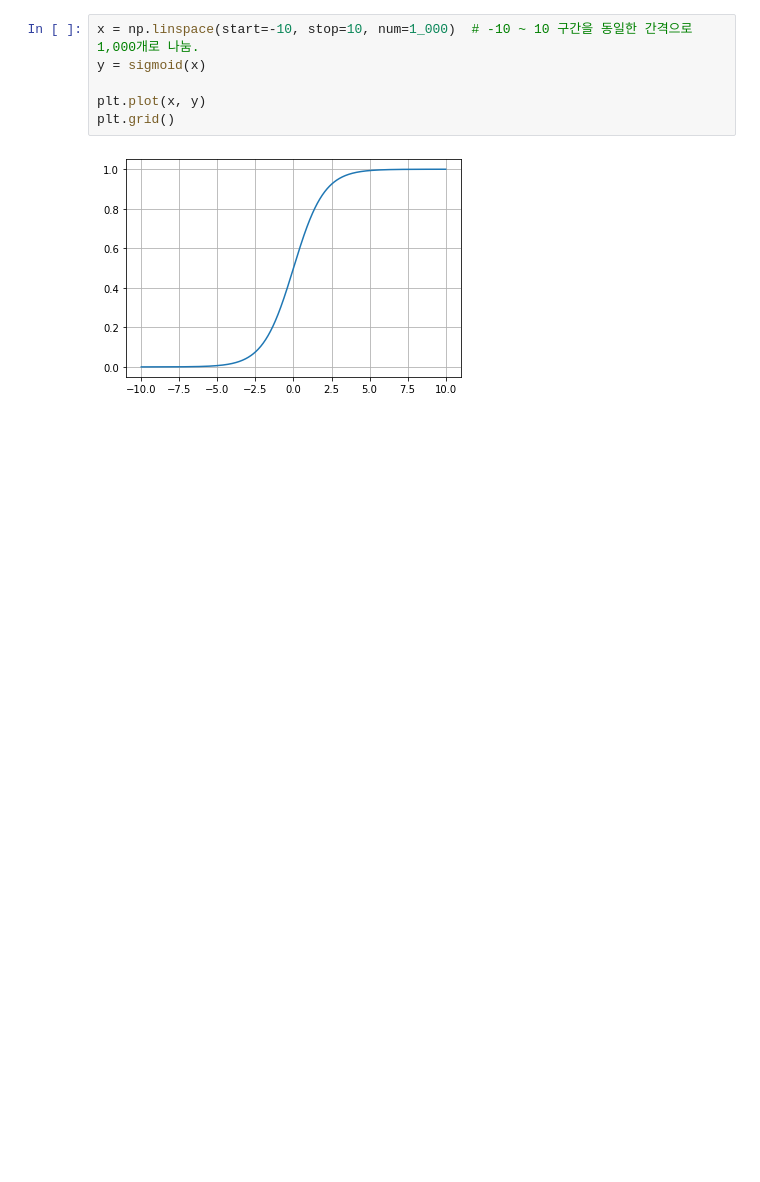
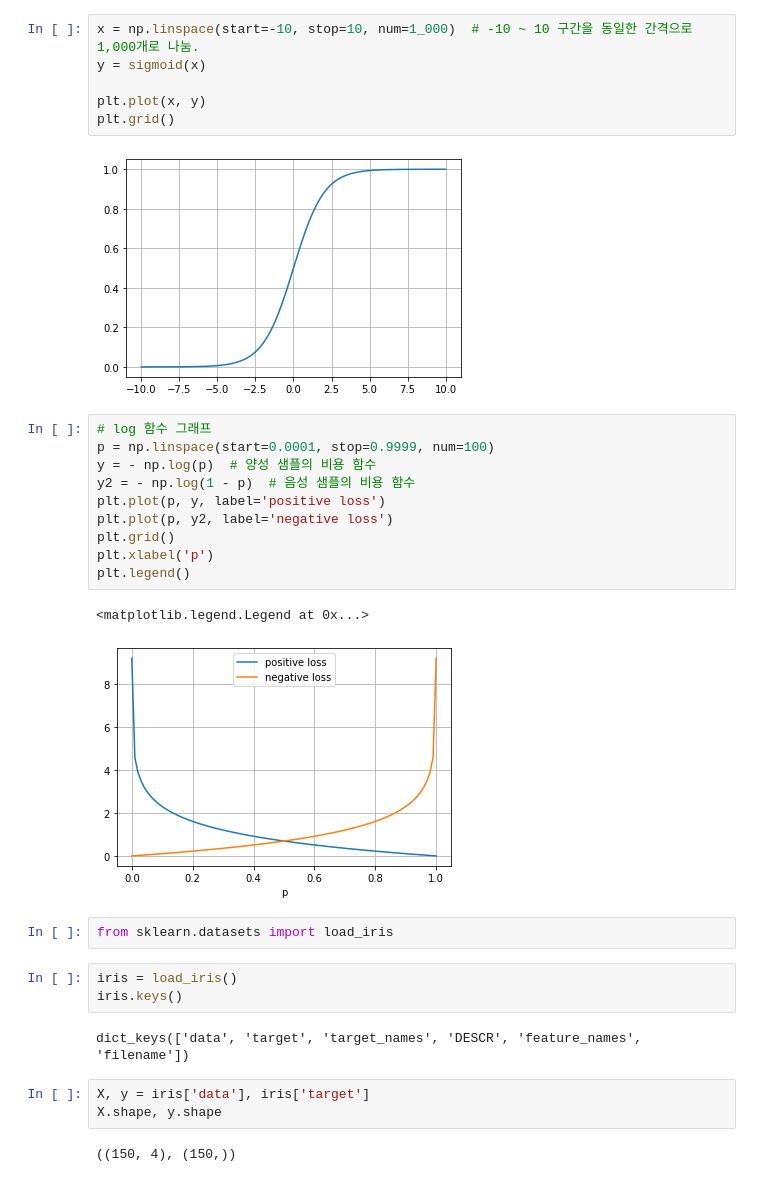
Before and after one commit to JakeOh/202007_itw_bd18, a Jupyter notebook: lab_ml/ml06_logistic_regression.ipynb, the cells around one changed output. Drawn from its saved outputs; the diff is of its cells as text; blank space fills up the shorter version.

```diff
--- a/lab_ml/ml06_logistic_regression.ipynb
+++ b/lab_ml/ml06_logistic_regression.ipynb
@@ -16,3 +16,28 @@ plt.plot(x, y)
 plt.grid()
 # %% [output]
 [figure]
+# %%
+# log 함수 그래프
+p = np.linspace(start=0.0001, stop=0.9999, num=100)
+y = - np.log(p)  # 양성 샘플의 비용 함수
+y2 = - np.log(1 - p)  # 음성 샘플의 비용 함수
+plt.plot(p, y, label='positive loss')
+plt.plot(p, y2, label='negative loss')
+plt.grid()
+plt.xlabel('p')
+plt.legend()
+# %% [output]
+<matplotlib.legend.Legend at 0x...>
+[figure, added]
+# %%
+from sklearn.datasets import load_iris
+# %%
+iris = load_iris()
+iris.keys()
+# %% [output]
+dict_keys(['data', 'target', 'target_names', 'DESCR', 'feature_names', 'filename'])
+# %%
+X, y = iris['data'], iris['target']
+X.shape, y.shape
+# %% [output]
+((150, 4), (150,))
```
Also changed, not shown: parts of 12 cells of this notebook.
